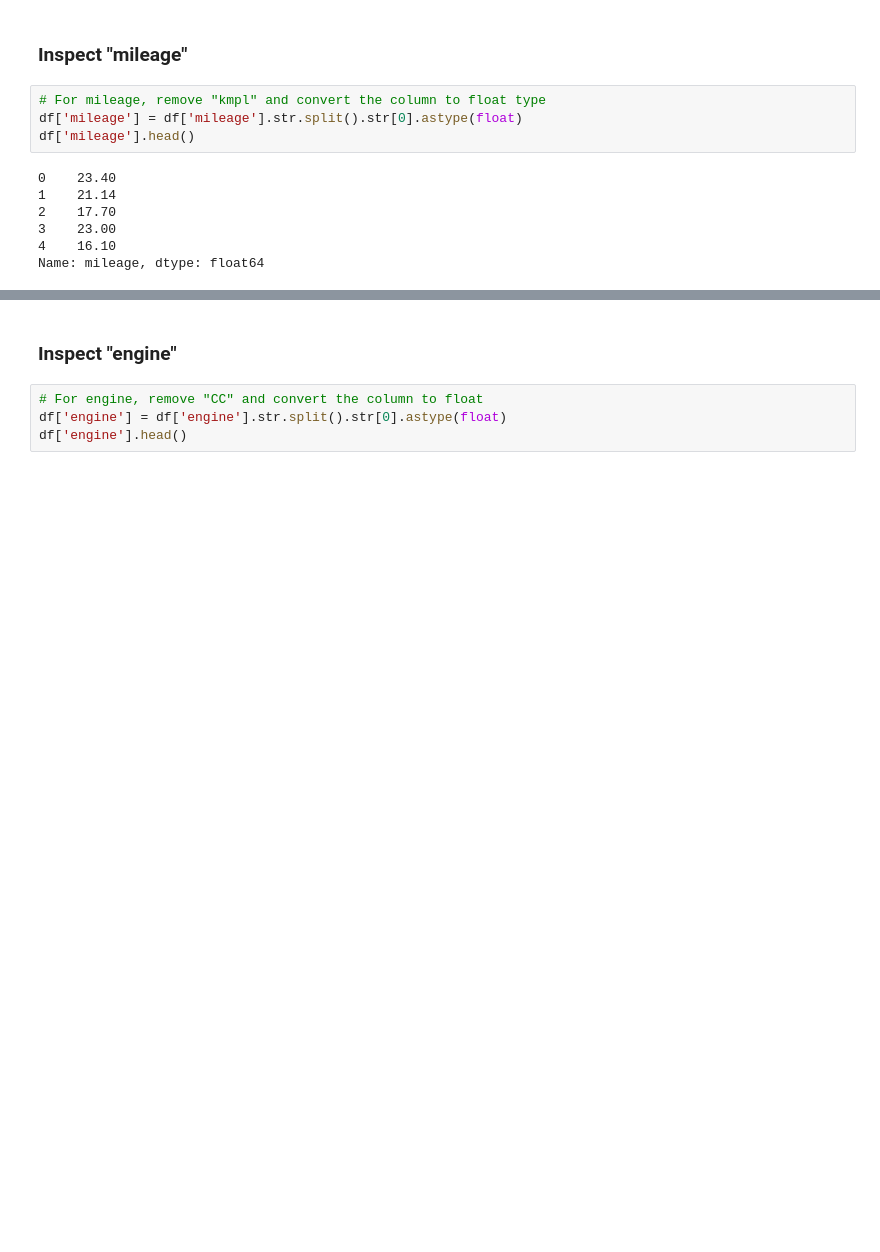
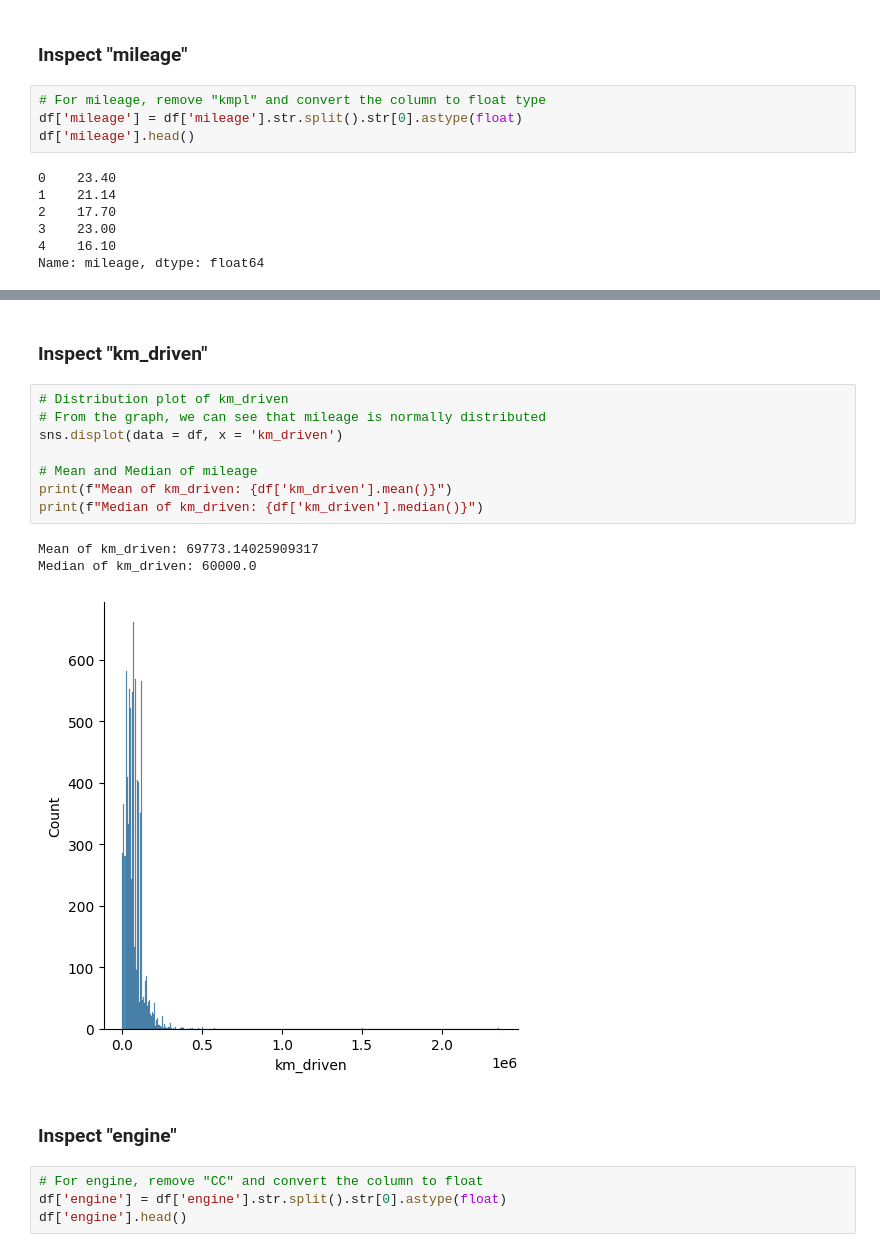
Before and after one commit to ParunNg/Car-Price-Prediction, a Jupyter notebook: Car Price Prediction.ipynb, the cells around one changed output, grey strips where cells are left out. Cells and saved outputs as stored; diff of their text form; blank space fills up the shorter version.

```diff
--- a/Car Price Prediction.ipynb
+++ b/Car Price Prediction.ipynb
@@ -205,4 +228,18 @@ Median of max_power: 19.3
 [figure]
+# %% [markdown]
+### Inspect "km_driven"
+# %%
+# Distribution plot of km_driven
+# From the graph, we can see that mileage is normally distributed
+sns.displot(data = df, x = 'km_driven')
+
+# Mean and Median of mileage
+print(f"Mean of km_driven: {df['km_driven'].mean()}")
+print(f"Median of km_driven: {df['km_driven'].median()}")
+# %% [output]
+Mean of km_driven: 69773.14025909317
+Median of km_driven: 60000.0
+[figure, added]
 # %% [markdown]
 ### Inspect "engine"
 # %%
```
Also changed, not shown: parts of 27 cells of this notebook, 2 other files.
